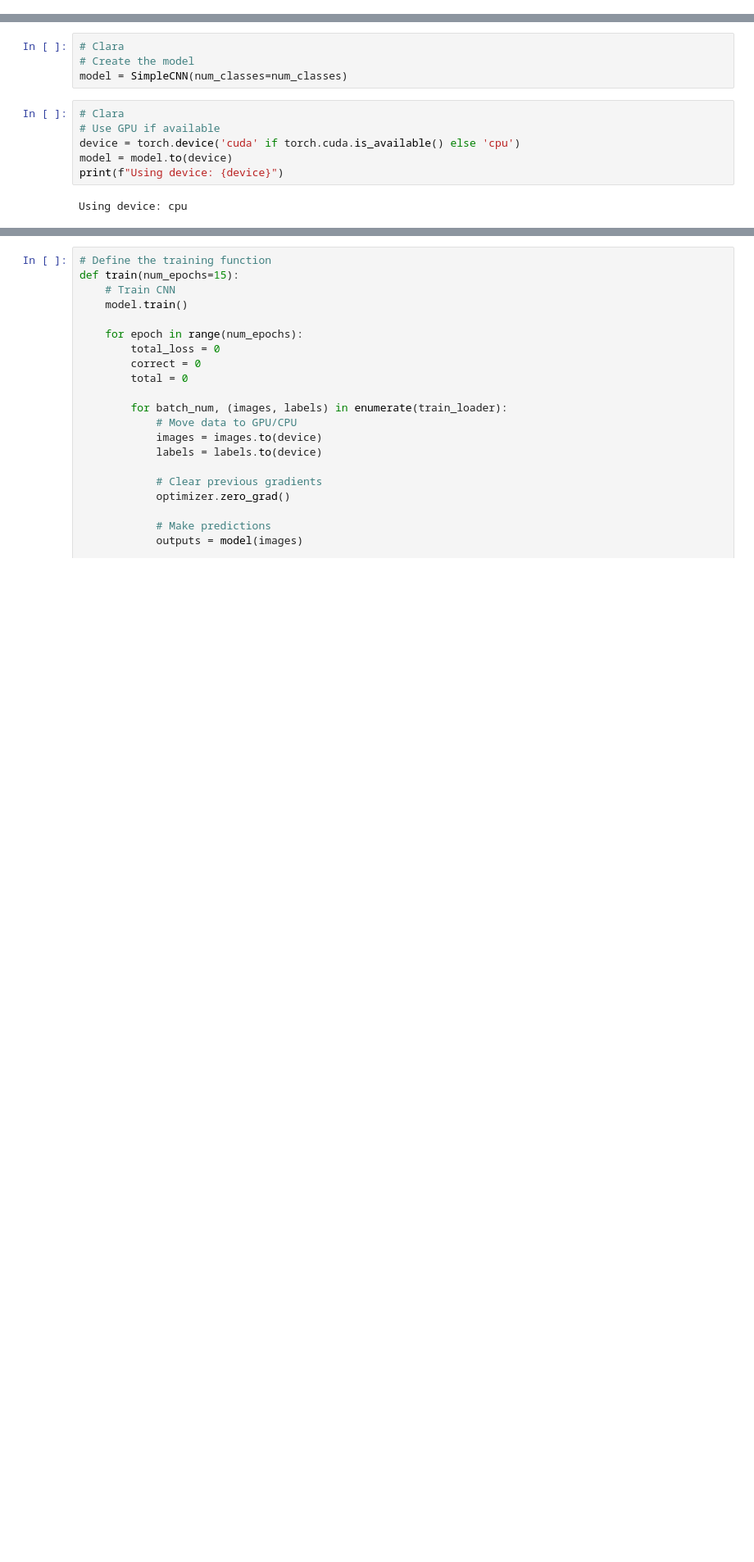
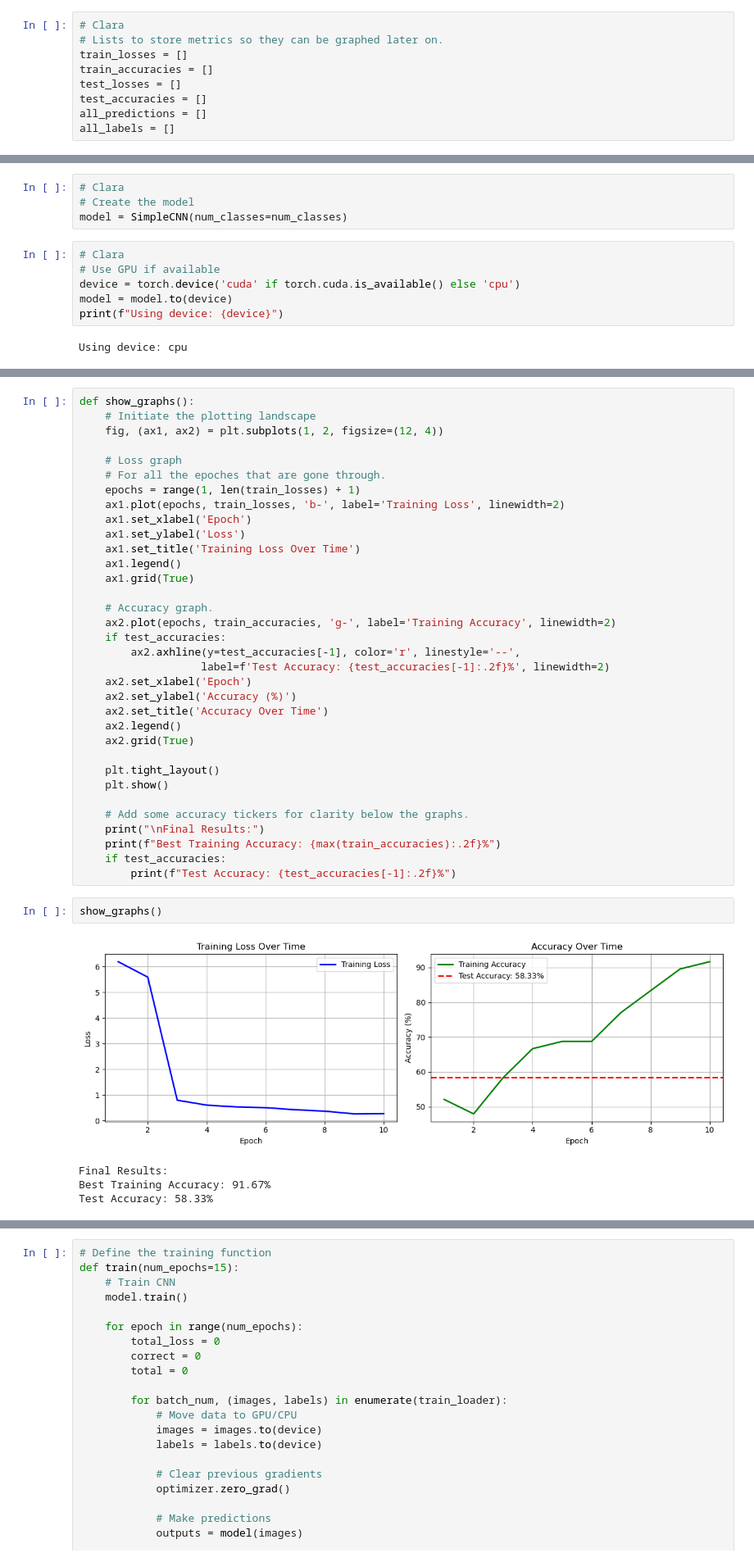
Before and after one commit to EricaCamelopardalis/CNN_Classification, a Jupyter notebook: Hogs_CNN.ipynb, the cells around one changed output, grey strips where cells are left out. Shown: that part at 82% size. Cells and saved outputs as stored; diff of their text form; blank space fills up the shorter version.

```diff
--- a/Hogs_CNN.ipynb
+++ b/Hogs_CNN.ipynb
@@ -104,0 +30,9 @@ def make_loaders(use_normalization: bool):
+# %%
+# Clara
+# Lists to store metrics so they can be graphed later on.
+train_losses = []
+train_accuracies = []
+test_losses = []
+test_accuracies = []
+all_predictions = []
+all_labels = []
@@ -164,0 +278,41 @@ optimizer = optim.Adam(model.parameters(), lr=0.001)
+# %%
+def show_graphs():
+    # Initiate the plotting landscape
+    fig, (ax1, ax2) = plt.subplots(1, 2, figsize=(12, 4))
+
+    # Loss graph
+    # For all the epoches that are gone through.
+    epochs = range(1, len(train_losses) + 1)
+    ax1.plot(epochs, train_losses, 'b-', label='Training Loss', linewidth=2)
+    ax1.set_xlabel('Epoch')
+    ax1.set_ylabel('Loss')
+    ax1.set_title('Training Loss Over Time')
+    ax1.legend()
+    ax1.grid(True)
+
+    # Accuracy graph.
+    ax2.plot(epochs, train_accuracies, 'g-', label='Training Accuracy', linewidth=2)
+    if test_accuracies:
+        ax2.axhline(y=test_accuracies[-1], color='r', linestyle='--',
+                   label=f'Test Accuracy: {test_accuracies[-1]:.2f}%', linewidth=2)
+    ax2.set_xlabel('Epoch')
+    ax2.set_ylabel('Accuracy (%)')
+    ax2.set_title('Accuracy Over Time')
+    ax2.legend()
+    ax2.grid(True)
+
+    plt.tight_layout()
+    plt.show()
+
+    # Add some accuracy tickers for clarity below the graphs.
+    print("\nFinal Results:")
+    print(f"Best Training Accuracy: {max(train_accuracies):.2f}%")
+    if test_accuracies:
+        print(f"Test Accuracy: {test_accuracies[-1]:.2f}%")
+# %%
+show_graphs()
+# %% [output]
+[figure, added]
+Final Results:
+Best Training Accuracy: 91.67%
+Test Accuracy: 58.33%
```
Also changed, not shown: parts of 48 cells of this notebook.
